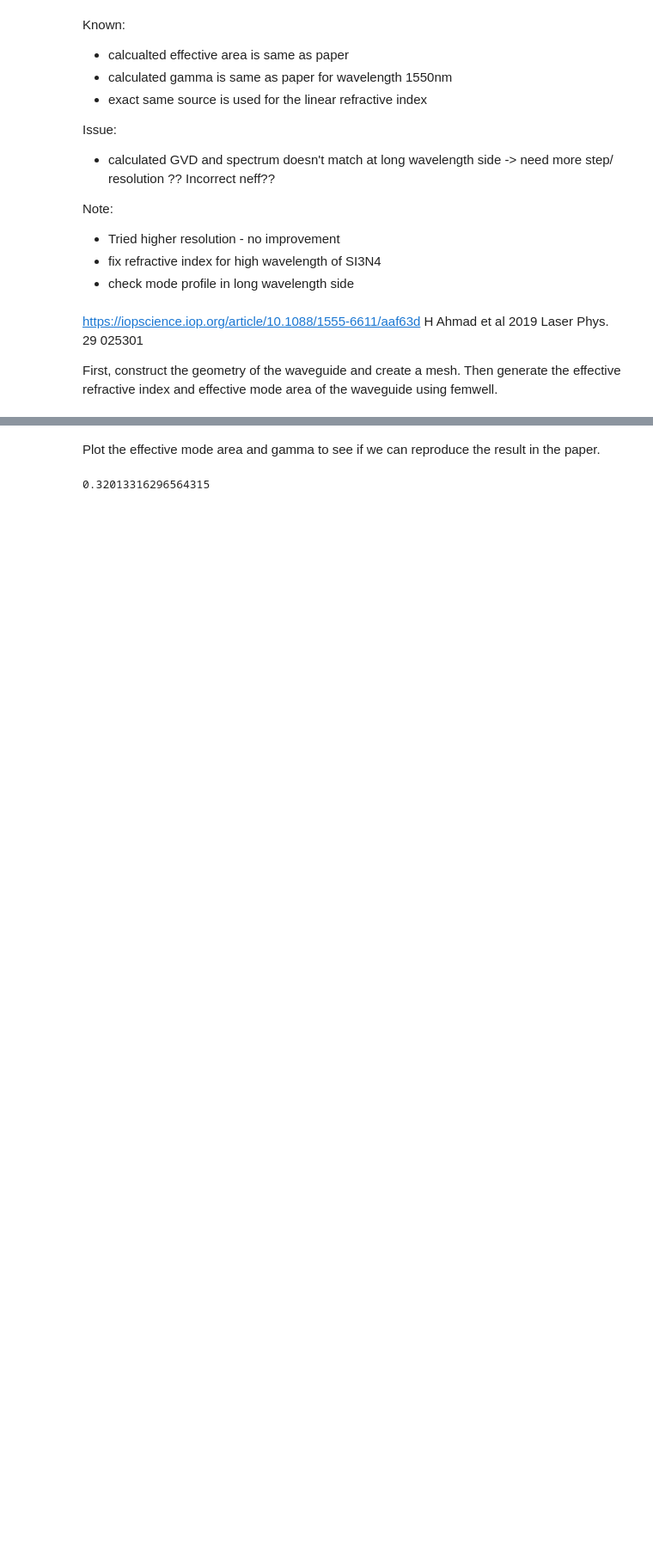
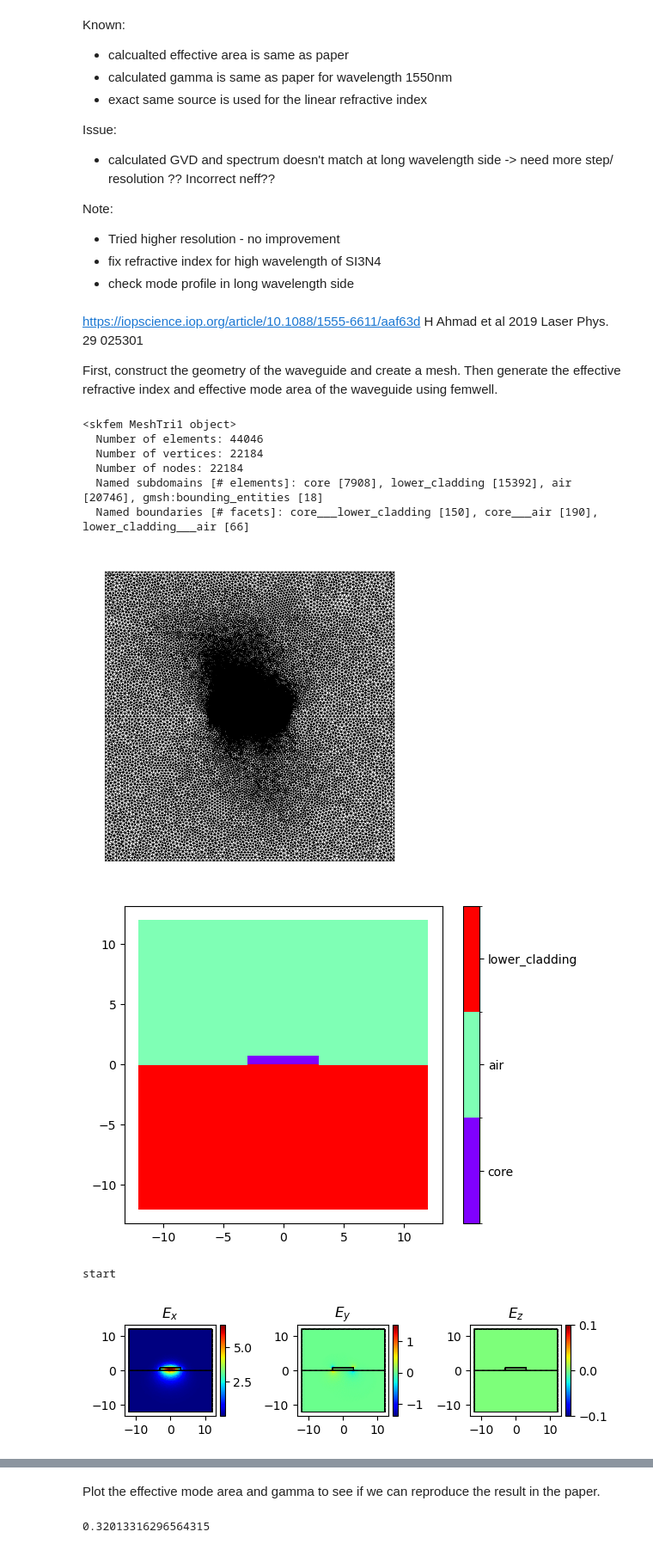
Before and after one commit to elizaleung830/SC-generation-stimulation, a Jupyter notebook: SCG_Stimulation/Benchmark/laserfun/H_Ahmand_et_al/code/Fig5d.ipynb, the cells around one changed output, grey strips where cells are left out. Shown at 86% size. Saved outputs shown, nothing was run; the diff lists cells and outputs as text; code cells hidden in the pictures; blank space fills up the shorter version.

```diff
--- a/SCG_Stimulation/Benchmark/laserfun/H_Ahmand_et_al/code/Fig5d.ipynb
+++ b/SCG_Stimulation/Benchmark/laserfun/H_Ahmand_et_al/code/Fig5d.ipynb
@@ -52,33 +52,44 @@ polygons = OrderedDict(
     lower_cladding=lower_cladding,
     air= air
 )
 
 # Define material property and resolution of waveguide
-resolutions = dict(core={"resolution": 0.02, "distance": 0.1},
-                   lower_cladding={"resolution": 0.1, "distance": 0.2},
-                   air={"resolution": 0.1, "distance": 0.2})
+resolutions = dict(core={"resolution": 0.04, "distance": 0.1},
+                   lower_cladding={"resolution": 0.3, "distance": 0.2},
+                   air={"resolution": 0.3, "distance": 0.2})
 
 n_dict = {"core": n_core, "lower_cladding": n_lower_cladding, "air": n_air}
 
 # Calculate dispersion and gamma
 mesh = from_meshio(mesh_from_OrderedDict(polygons, resolutions))
 print(mesh)
 mesh.draw().show()
 plot_domains(mesh)
 plt.show()
 
 print("start")
 # Calculate dispersion and gamma
 basis0 = Basis(mesh, ElementTriP0())
 epsilon = basis0.zeros()
 wavelength_list = np.linspace(wavelength_range[0], wavelength_range[1], wavelegnth_step)
 
 wavelength = 5000 * 1e-3
 for subdomain, n in n_dict.items():
     epsilon[basis0.get_dofs(elements=subdomain)] = n(wavelength) ** 2
 modes = compute_modes(basis0, epsilon, wavelength=wavelength, num_modes=3, order=1)
 modes_sorted = modes.sorted(key=lambda mode: -np.real(mode.n_eff))
 mode = modes_sorted[0]
 mode.show(mode.E.real, direction ="x")
 
 print(f"neff is {mode.n_eff}, aeff is {mode.calculate_effective_area()}")
+# %% [output]
+<skfem MeshTri1 object>
+  Number of elements: 44046
+  Number of vertices: 22184
+  Number of nodes: 22184
+  Named subdomains [# elements]: core [7908], lower_cladding [15392], air [20746], gmsh:bounding_entities [18]
+  Named boundaries [# facets]: core___lower_cladding [150], core___air [190], lower_cladding___air [66]
+[figure, added]
+[figure, added]
+start
+[figure, added]
```
Also changed, not shown: parts of 1 cell of this notebook, 14 other files.
